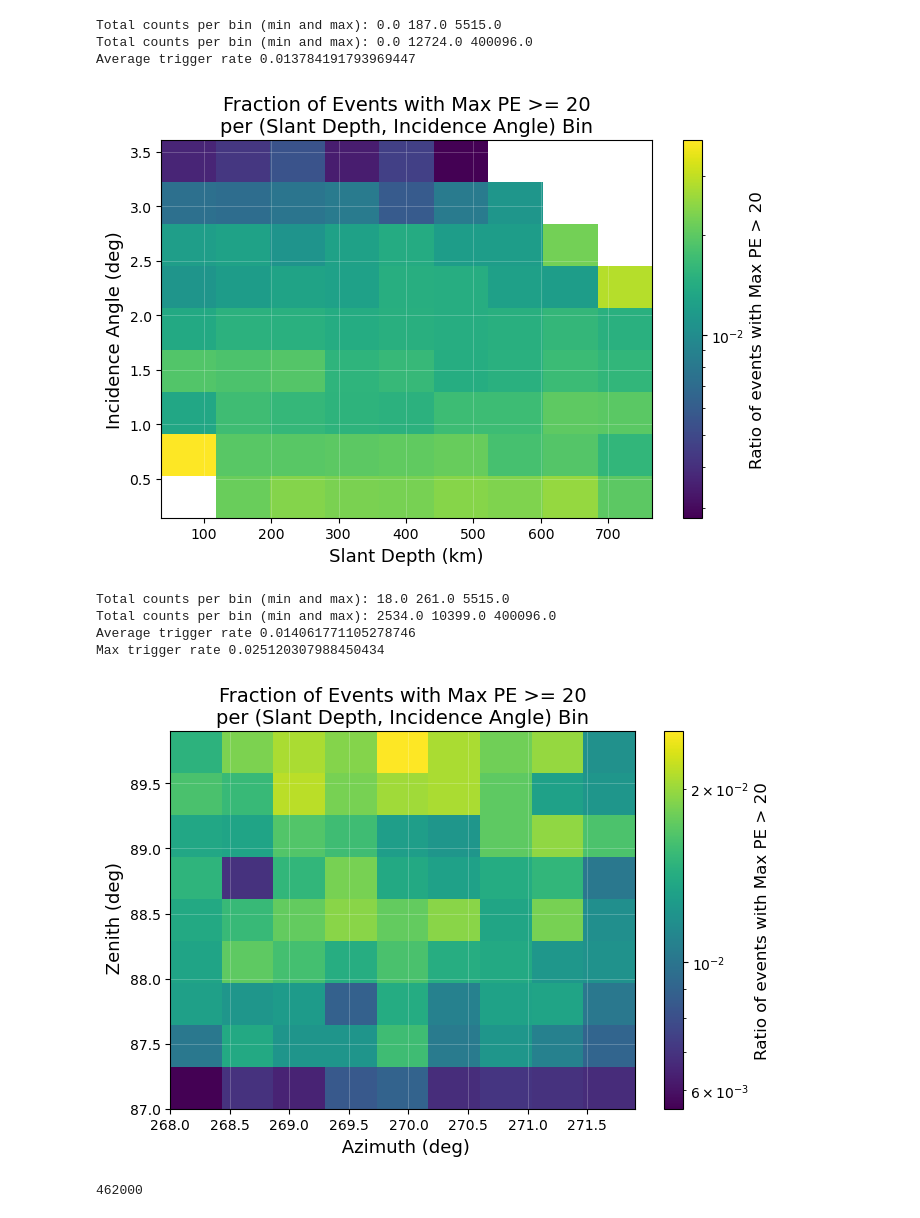
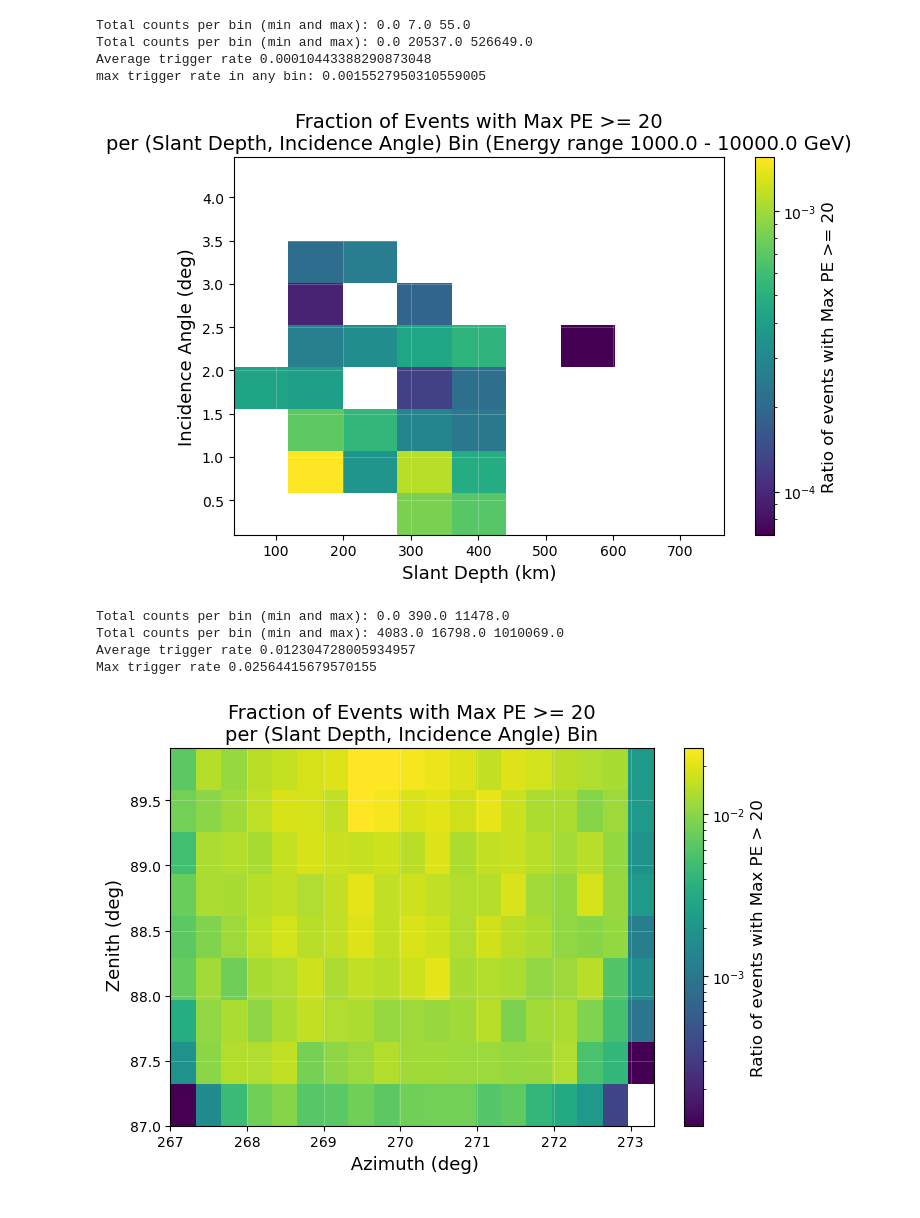
Before and after one commit to Teikiet/Muon_Trinity, a Jupyter notebook: analysis/Trinity_Detector_analysis.ipynb, the cells around one changed output. Saved outputs shown, nothing was run; the diff lists cells and outputs as text; code cells hidden in the pictures.

```diff
--- a/analysis/Trinity_Detector_analysis.ipynb
+++ b/analysis/Trinity_Detector_analysis.ipynb
@@ -262,23 +495,25 @@ plt.xscale("log")
 import matplotlib.colors as mcolors
 
 # --- Bin edges ---
-slant_bins = np.linspace(Slant.min() / 1000, Slant.max() / 1000, 10)
-inc_bins   = np.linspace(Incidence.min(), Incidence.max(), 10)
+E_range = (1e3, 1e4)
+mask_E = (Energy_GeV >= E_range[0]) & (Energy_GeV <= E_range[1])
+slant_bins = np.linspace(Slant[mask_E].min() / 1000, Slant[mask_E].max() / 1000, 10)
+inc_bins   = np.linspace(Incidence[mask_E].min(), Incidence[mask_E].max(), 10)
 
 # --- Total counts per bin ---
 total_counts, xedges, yedges = np.histogram2d(
-    Slant / 1000, Incidence,
+    Slant[mask_E] / 1000, Incidence[mask_E],
     bins=[slant_bins, inc_bins]
 )
 
-# --- Counts with Max_PE > 20 ---
-mask = Max_PE > 20
+# --- Counts with Max_PE >= 20 ---
+mask = Max_PE[mask_E] >= 20
 counts_above, _, _ = np.histogram2d(
-    Slant[mask] / 1000, Incidence[mask],
+    Slant[mask_E][mask] / 1000, Incidence[mask_E][mask],
     bins=[slant_bins, inc_bins]
 )
 total_counts,_, _ = np.histogram2d(
-    Slant / 1000, Incidence,
+    Slant[mask_E] / 1000, Incidence[mask_E],
     bins=[slant_bins, inc_bins]
 )
 print("Total counts per bin (min and max):",np.min(counts_above), np.max(counts_above), np.sum(counts_above))
@@ -287,52 +522,54 @@ print("Average trigger rate", np.sum(counts_above) / np.sum(total_counts))
 # --- Ratio: NaN where no events OR ratio is zero (log can't handle 0) ---
 with np.errstate(invalid='ignore', divide='ignore'):
     ratio = np.where(total_counts > 0, counts_above / total_counts, np.nan)
-
+print("max trigger rate in any bin:", np.nanmax(ratio))
 # Set exact zeros to NaN so log scale doesn't break
 ratio[ratio == 0] = np.nan
 
 # --- Log norm: vmin is your effective minimum (e.g. 1 event out of ~100) ---
 log_norm = mcolors.LogNorm(vmin=np.nanmin(ratio), vmax=None)
 
 # --- Plot ---
 fig, ax = plt.subplots(figsize=(7, 5))
 
 im = ax.pcolormesh(
     xedges, yedges,
     ratio.T,
     cmap="viridis",
     norm=log_norm
 )
 
 cbar = fig.colorbar(im, ax=ax)
-cbar.set_label("Ratio of events with Max PE > 20", fontsize=12)
+cbar.set_label(f"Ratio of events with Max PE >= 20", fontsize=12)
 
 # Optional: format colorbar ticks as percentages
 #cbar.set_ticks([1e-4, 1e-1, 1])
 #cbar.set_ticklabels(["1%", "10%", "100%"])
 
 ax.set_xlabel("Slant Depth (km)", fontsize=13)
 ax.set_ylabel("Incidence Angle (deg)", fontsize=13)
 ax.set_title(
-    "Fraction of Events with Max PE >= 20\nper (Slant Depth, Incidence Angle) Bin",
+    f"Fraction of Events with Max PE >= 20\nper (Slant Depth, Incidence Angle) Bin (Energy range {E_range[0]} - {E_range[1]} GeV)",
     fontsize=14
 )
 ax.grid(True, alpha=0.3, color='white', linewidth=0.5)
 
 plt.tight_layout()
 plt.show()
 # %% [output]
-Total counts per bin (min and max): 0.0 187.0 5515.0
-Total counts per bin (min and max): 0.0 12724.0 400096.0
-Average trigger rate 0.013784191793969447
+Total counts per bin (min and max): 0.0 7.0 55.0
+Total counts per bin (min and max): 0.0 20537.0 526649.0
+Average trigger rate 0.00010443388290873048
+max trigger rate in any bin: 0.0015527950310559005
-[figure, old version]
+[figure, new version]
 # %%
 import matplotlib.colors as mcolors
 
 # --- Bin edges ---
-data_x = Azimuth
-data_y = Zenith
-x_bins = np.linspace(data_x.min(), data_x.max(), 10)
+index = np.where(H>0)
+data_x = Azimuth[index]
+data_y = Zenith[index]
+x_bins = np.linspace(data_x.min(), data_x.max(), 20)
 y_bins   = np.linspace(data_y.min(), data_y.max(), 10)
 
 # --- Total counts per bin ---
@@ -342,7 +579,7 @@ total_counts, xedges, yedges = np.histogram2d(
 )
 
 # --- Counts with Max_PE > 20 ---
-mask = Max_PE > 20
+mask = Max_PE[index] > 20
 counts_above, _, _ = np.histogram2d(
     data_x[mask], data_y[mask],
     bins=[x_bins, y_bins]
@@ -393,18 +630,8 @@ ax.grid(True, alpha=0.3, color='white', linewidth=0.5)
 plt.tight_layout()
 plt.show()
 # %% [output]
-Total counts per bin (min and max): 18.0 261.0 5515.0
-Total counts per bin (min and max): 2534.0 10399.0 400096.0
-Average trigger rate 0.014061771105278746
-Max trigger rate 0.025120307988450434
+Total counts per bin (min and max): 0.0 390.0 11478.0
+Total counts per bin (min and max): 4083.0 16798.0 1010069.0
+Average trigger rate 0.012304728005934957
+Max trigger rate 0.02564415679570155
-[figure, old version]
+[figure, new version]
-# %%
-zeniths  = [f"{z:.1f}" for z in np.arange(87.0, 90, 0.3)]  # 87.0, 87.3, ..., 89.9
-zeniths.append("89.9")  # Ensure 89.9 is included
-azimuths = [f"{a:.1f}" for a in np.arange(268.0, 272.1, 0.3)]  # 268.0, 268.3, ..., 272.0
-tel_xs   = ["0"]
-tel_zs   = ["0"]
-heights  = [str(int(h)) for h in np.linspace(5000, 50000, 100)]
-print(len(zeniths)* len(azimuths)*len(tel_xs)*len(tel_zs)*len(heights)*30)
-# %% [output]
-462000
```
Also changed, not shown: parts of 14 cells of this notebook, 50 other files.
